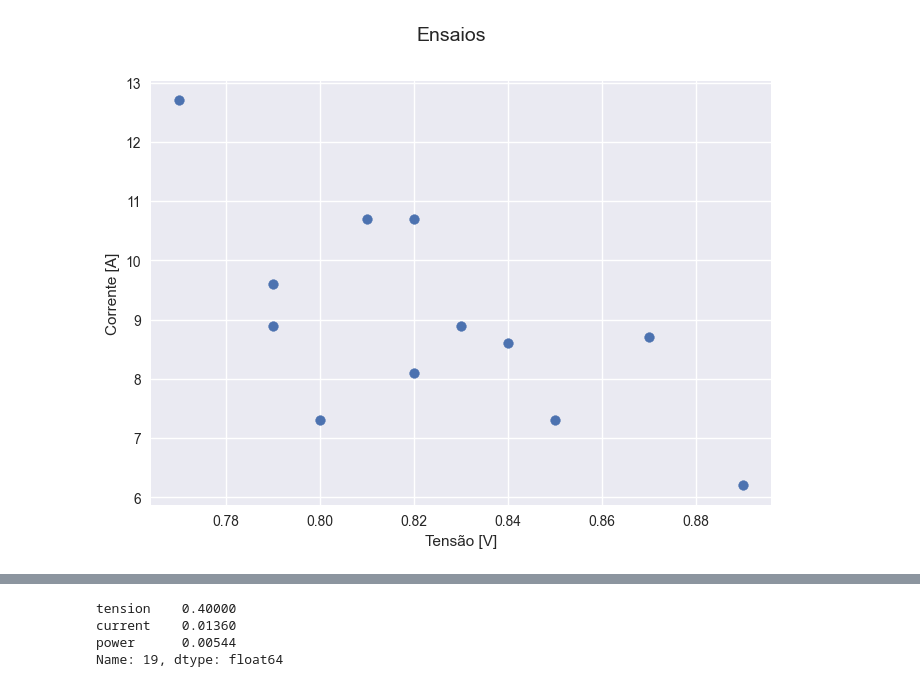
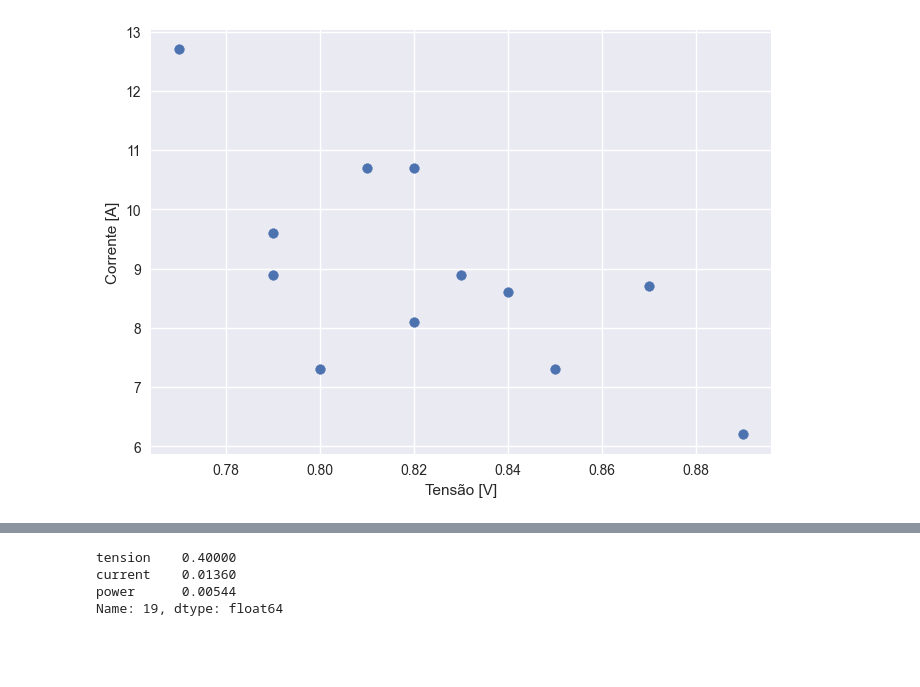
Before and after one commit to FelixLuciano/celular-solares, a Jupyter notebook: notebooks/efficiency.ipynb, the cells around one changed output, grey strips where cells are left out. Saved outputs shown, nothing was run; the diff lists cells and outputs as text; code cells hidden in the pictures; blank space fills up the shorter version.

Commit message:
docs: cell chart

```diff
--- a/notebooks/efficiency.ipynb
+++ b/notebooks/efficiency.ipynb
@@ -31,12 +32,12 @@ def plot_max(cell: pd.DataFrame):
 # %%
 cells = pd.read_csv("../data/cells.csv", delimiter=";", decimal=",")
 
-plt.suptitle("Ensaios", fontsize=14)
+# plt.suptitle("Ensaios", fontsize=14)
 plt.scatter(cells["Voc"], cells["Isc"])
 plt.grid(True)
 plt.xlabel("Tensão [V]")
 plt.ylabel("Corrente [A]")
 plt.savefig("../docs/public/image/cells.svg")
 plt.show()
 # %% [output]
-[figure, old version]
+[figure, new version]
```
Also changed, not shown: parts of 5 cells of this notebook, 5 other files.
